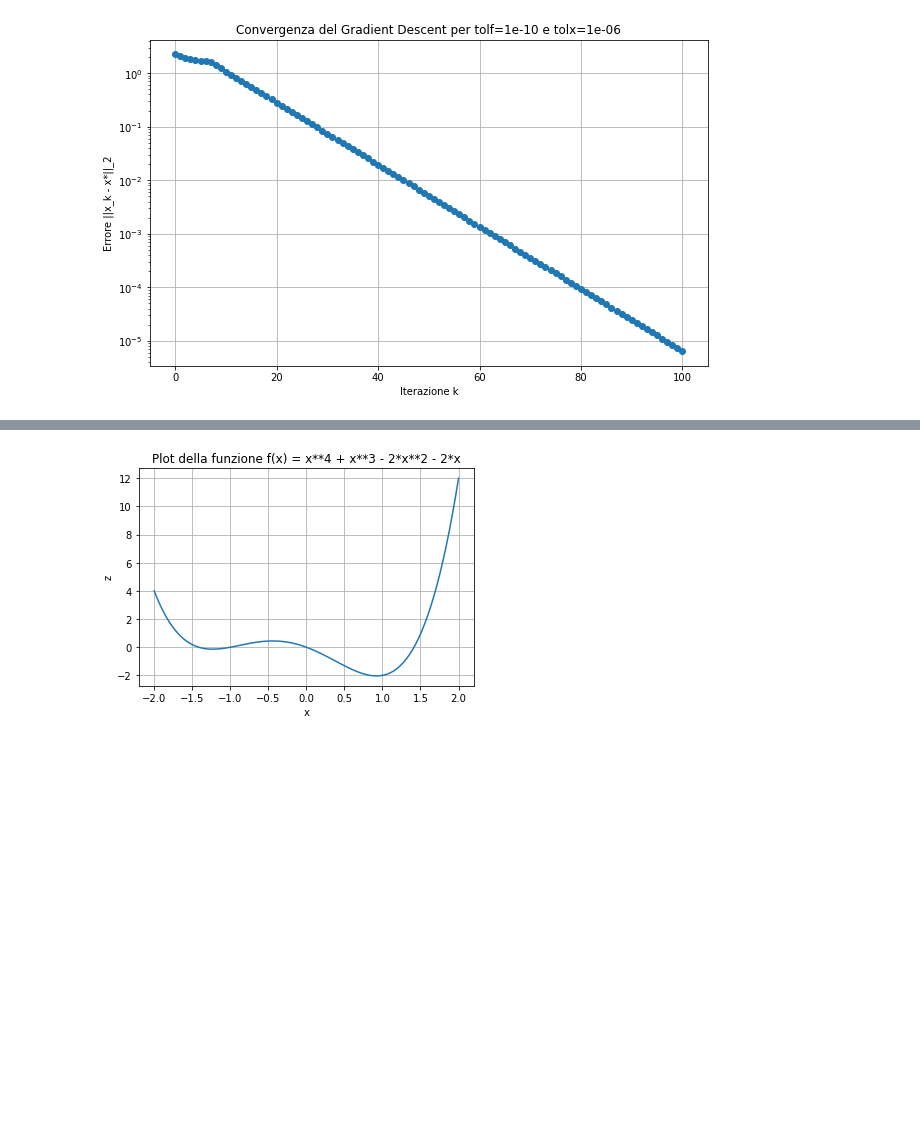
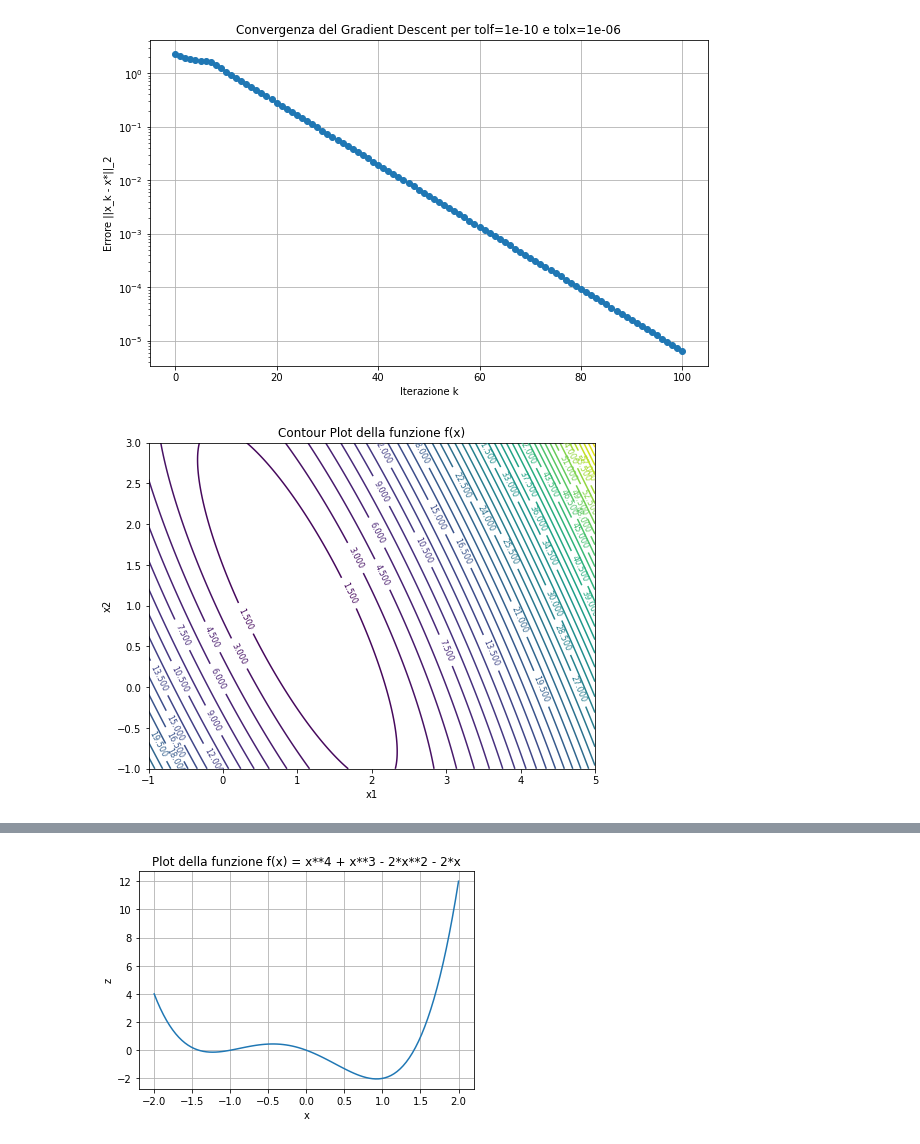
Before and after one commit to francescobaio/SMMhomeworks, a Jupyter notebook: SMM_homework3/homework3_part1.ipynb, the cells around one changed output, grey strips where cells are left out. Saved outputs shown, nothing was run; the diff lists cells and outputs as text; code cells hidden in the pictures; blank space fills up the shorter version.

```diff
--- a/SMM_homework3/homework3_part1.ipynb
+++ b/SMM_homework3/homework3_part1.ipynb
@@ -671,0 +726,32 @@ tolf: 1e-10, tolx: 1e-10 -> Iterazioni: 99, Valore finale: 4.1929711155505456e-1
+# %%
+n = 5
+A = generate_vandermonde_matrix(n)
+x_true = np.ones(n)
+b = A @ x_true
+
+# Fissa le altre dimensioni a valori costanti
+fixed_values = np.ones(n - 2)
+
+# Griglia 2D per le prime due variabili
+x1 = np.linspace(-1, 5, 400)
+x2 = np.linspace(-1, 3, 400)
+X1, X2 = np.meshgrid(x1, x2)
+
+# Calcolo di Z per ogni punto (x1, x2) sulla griglia
+Z = np.zeros(X1.shape)
+
+for i in range(X1.shape[0]):
+    for j in range(X1.shape[1]):
+        x = np.array([X1[i, j], X2[i, j], *fixed_values])
+        Z[i, j] = f3(x)
+
+# Plot delle linee di contorno
+plt.figure(figsize=(8, 6))
+contours = plt.contour(X1, X2, Z, levels=50, cmap='viridis')
+plt.clabel(contours, inline=True, fontsize=8)
+plt.xlabel('x1')
+plt.ylabel('x2')
+plt.title('Contour Plot della funzione f(x)')
+plt.show()
+# %% [output]
+[figure, added]
```
Also changed, not shown: parts of 7 cells of this notebook, 1 other file.
